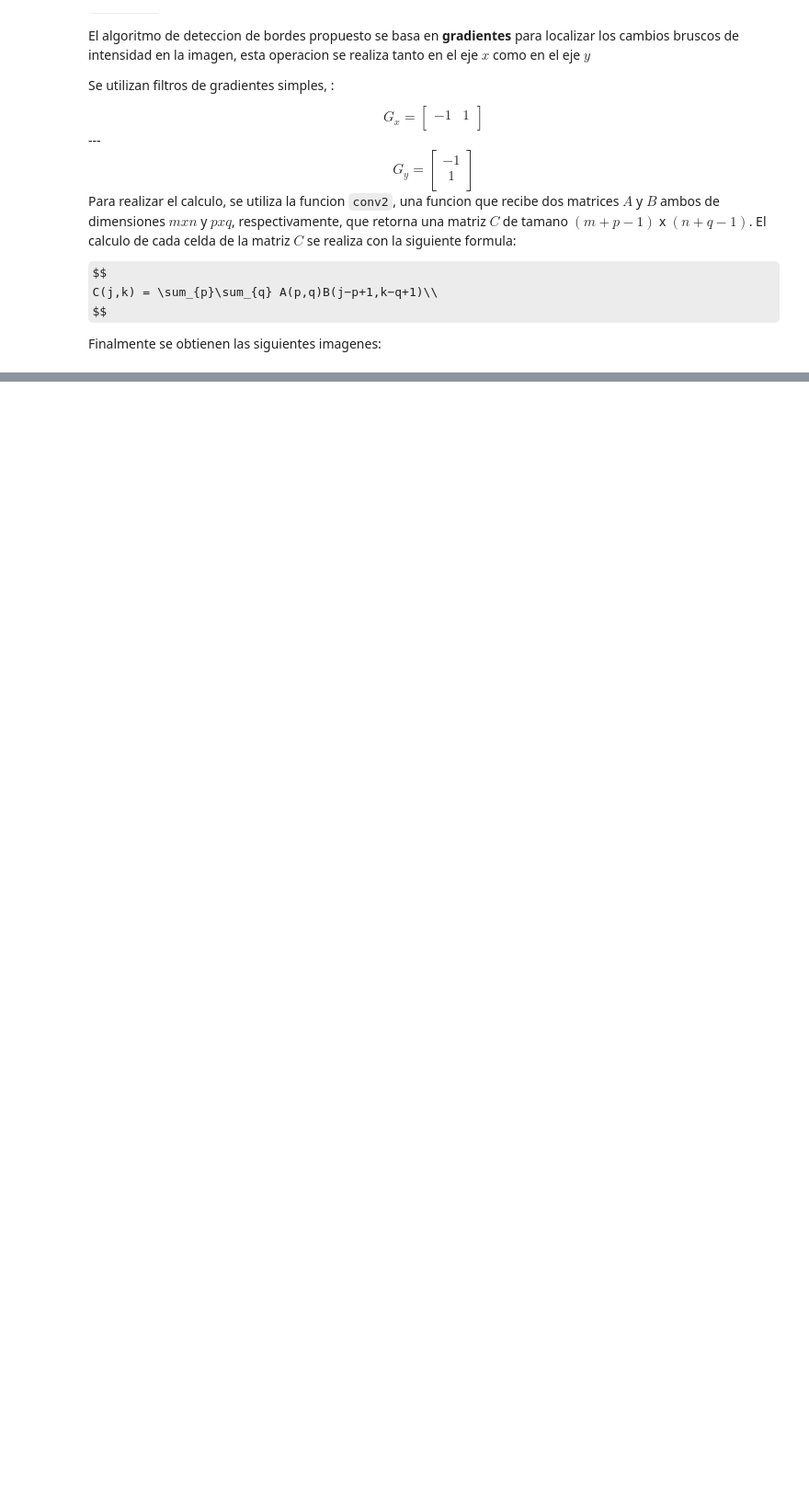
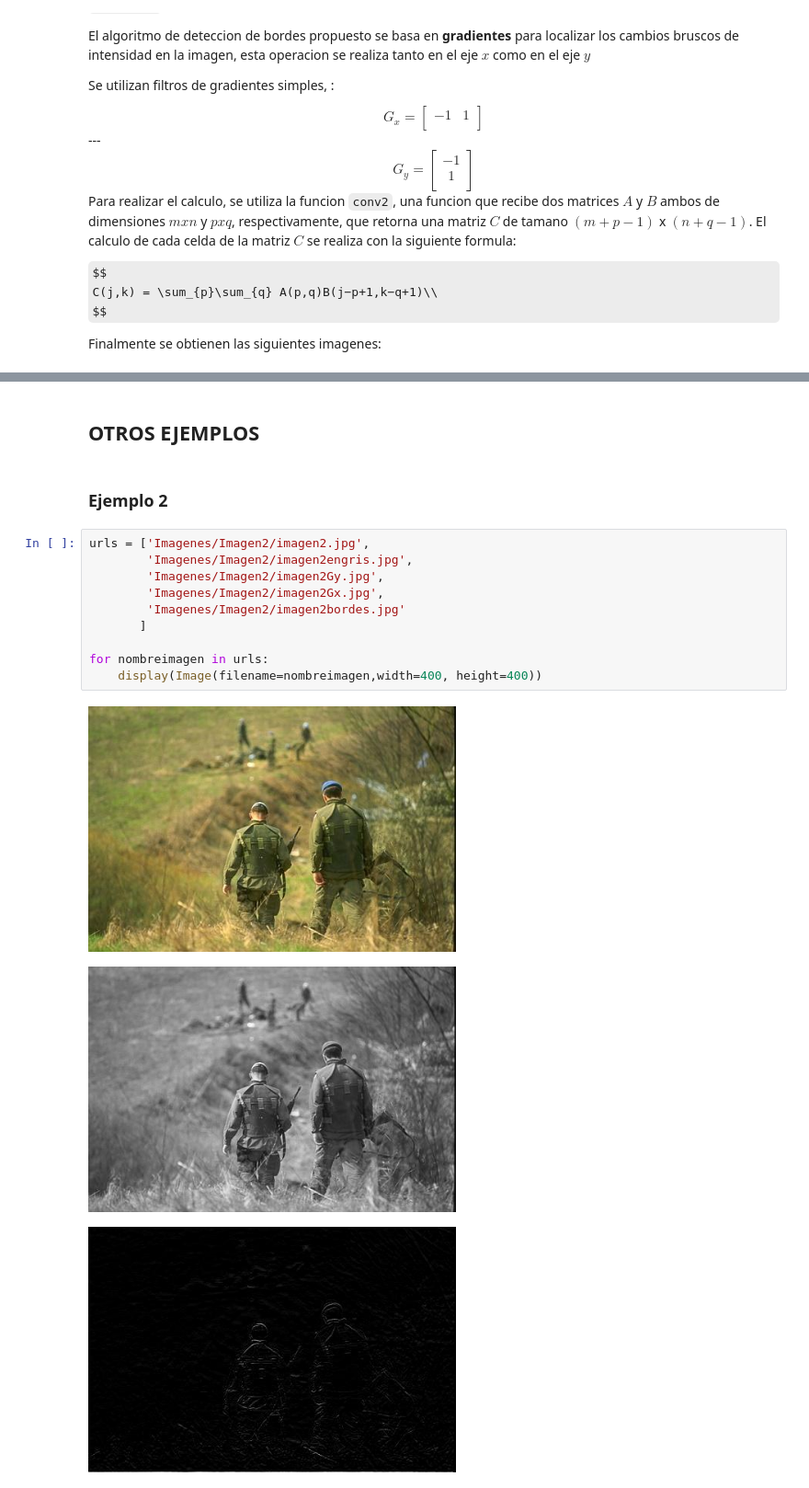
Before and after one commit to Marceeaax/FuzzyLogic, a Jupyter notebook: EdgeDetection/JupyterNotebook/ExplicacionesyEjemplos.ipynb, the cells around one changed output, grey strips where cells are left out. Shown at 92% size. Cells and saved outputs as stored; diff of their text form; some formulas as TeX source; blank space fills up the shorter version.

```diff
--- a/EdgeDetection/JupyterNotebook/ExplicacionesyEjemplos.ipynb
+++ b/EdgeDetection/JupyterNotebook/ExplicacionesyEjemplos.ipynb
@@ -100,0 +99,18 @@ Image(url= "Imagenes/Imagen1/imagen1bordes.jpg", width=400, height=400)
+# %% [markdown]
+## OTROS EJEMPLOS
+# %% [markdown]
+### Ejemplo 2
+# %%
+urls = ['Imagenes/Imagen2/imagen2.jpg',
+        'Imagenes/Imagen2/imagen2engris.jpg',
+        'Imagenes/Imagen2/imagen2Gy.jpg',
+        'Imagenes/Imagen2/imagen2Gx.jpg',
+        'Imagenes/Imagen2/imagen2bordes.jpg'
+       ]
+
+for nombreimagen in urls:
+    display(Image(filename=nombreimagen,width=400, height=400))
+# %% [output]
+[figure, added]
+[figure, added]
+[figure, added]
```
Also changed, not shown: parts of 18 cells of this notebook, 20 other files.
